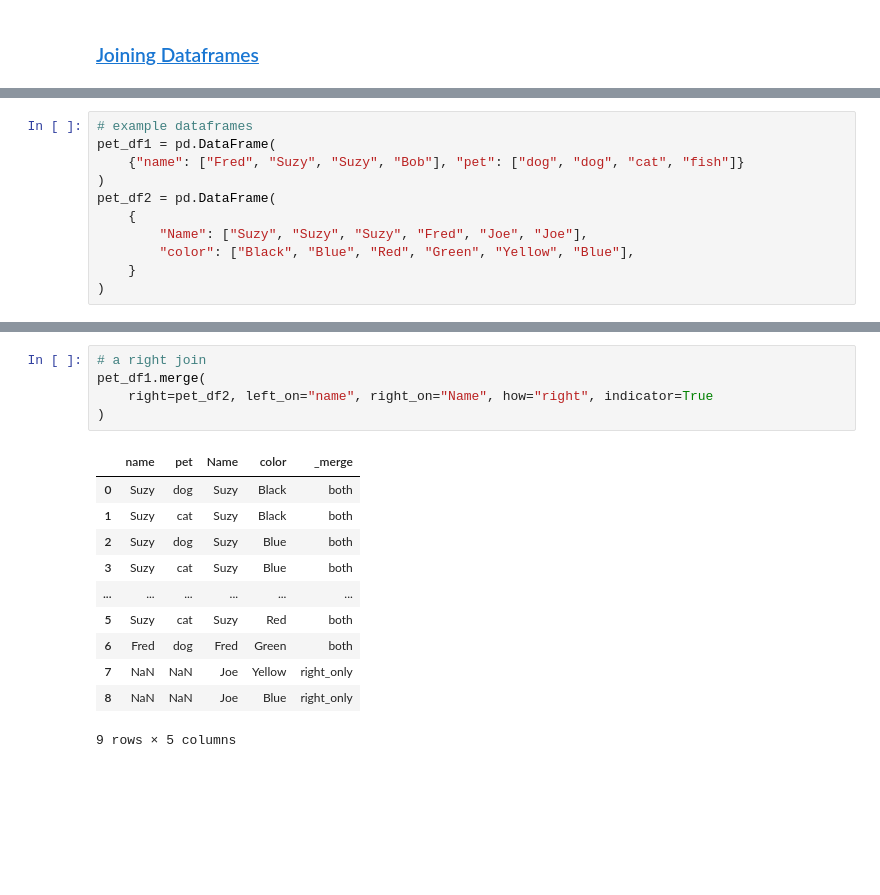
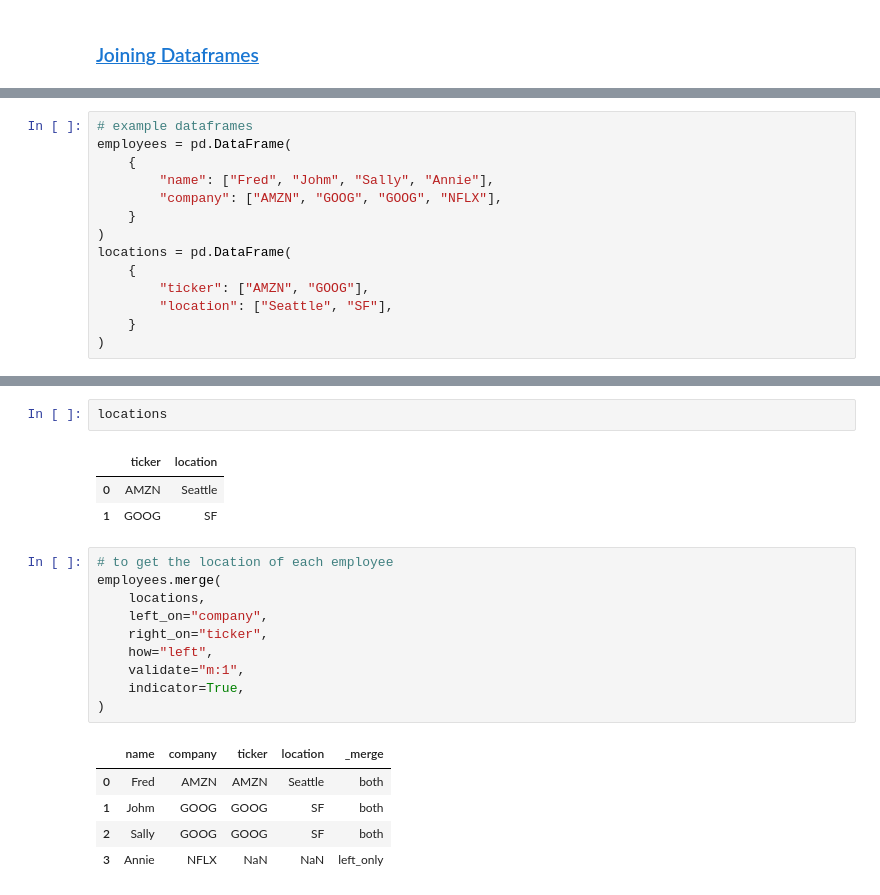
Before and after one commit to AindreaAjax/ML_Introduction, a Jupyter notebook: Pandas/04_DataFrames.ipynb, the cells around one changed output, grey strips where cells are left out. Drawn from its saved outputs; the diff is of its cells as text; blank space fills up the shorter version.

Commit message:
[subsec] Add details on different merge methods (inner, outer, left, right)

```diff
--- a/Pandas/04_DataFrames.ipynb
+++ b/Pandas/04_DataFrames.ipynb
@@ -1699,11 +1814,14 @@ Often the .merge() method is preffered as, the .join() method is meant for joini
 # %%
 # example dataframes
-pet_df1 = pd.DataFrame(
-    {"name": ["Fred", "Suzy", "Suzy", "Bob"], "pet": ["dog", "dog", "cat", "fish"]}
-)
-pet_df2 = pd.DataFrame(
+employees = pd.DataFrame(
     {
-        "Name": ["Suzy", "Suzy", "Suzy", "Fred", "Joe", "Joe"],
-        "color": ["Black", "Blue", "Red", "Green", "Yellow", "Blue"],
+        "name": ["Fred", "Johm", "Sally", "Annie"],
+        "company": ["AMZN", "GOOG", "GOOG", "NFLX"],
     }
 )
+locations = pd.DataFrame(
+    {
+        "ticker": ["AMZN", "GOOG"],
+        "location": ["Seattle", "SF"],
+    }
+)
@@ -1710,17 +1836,22 @@ pet_df2 = pd.DataFrame(
+# %%
+locations
+# %% [output]
+|  | ticker | location |
+| 0 | AMZN | Seattle |
+| 1 | GOOG | SF |
 # %%
-# a right join
-pet_df1.merge(
-    right=pet_df2, left_on="name", right_on="Name", how="right", indicator=True
+# to get the location of each employee
+employees.merge(
+    locations,
+    left_on="company",
+    right_on="ticker",
+    how="left",
+    validate="m:1",
+    indicator=True,
 )
 # %% [output]
-|  | name | pet | Name | color | _merge |
-| 0 | Suzy | dog | Suzy | Black | both |
-| 1 | Suzy | cat | Suzy | Black | both |
-| 2 | Suzy | dog | Suzy | Blue | both |
-| 3 | Suzy | cat | Suzy | Blue | both |
-| ... | ... | ... | ... | ... | ... |
-| 5 | Suzy | cat | Suzy | Red | both |
-| 6 | Fred | dog | Fred | Green | both |
-| 7 | NaN | NaN | Joe | Yellow | right_only |
-| 8 | NaN | NaN | Joe | Blue | right_only |
+|  | name | company | ticker | location | _merge |
+| 0 | Fred | AMZN | AMZN | Seattle | both |
+| 1 | Johm | GOOG | GOOG | SF | both |
+| 2 | Sally | GOOG | GOOG | SF | both |
+| 3 | Annie | NFLX | NaN | NaN | left_only |
-9 rows × 5 columns
```
Also changed, not shown: parts of 38 cells of this notebook.
